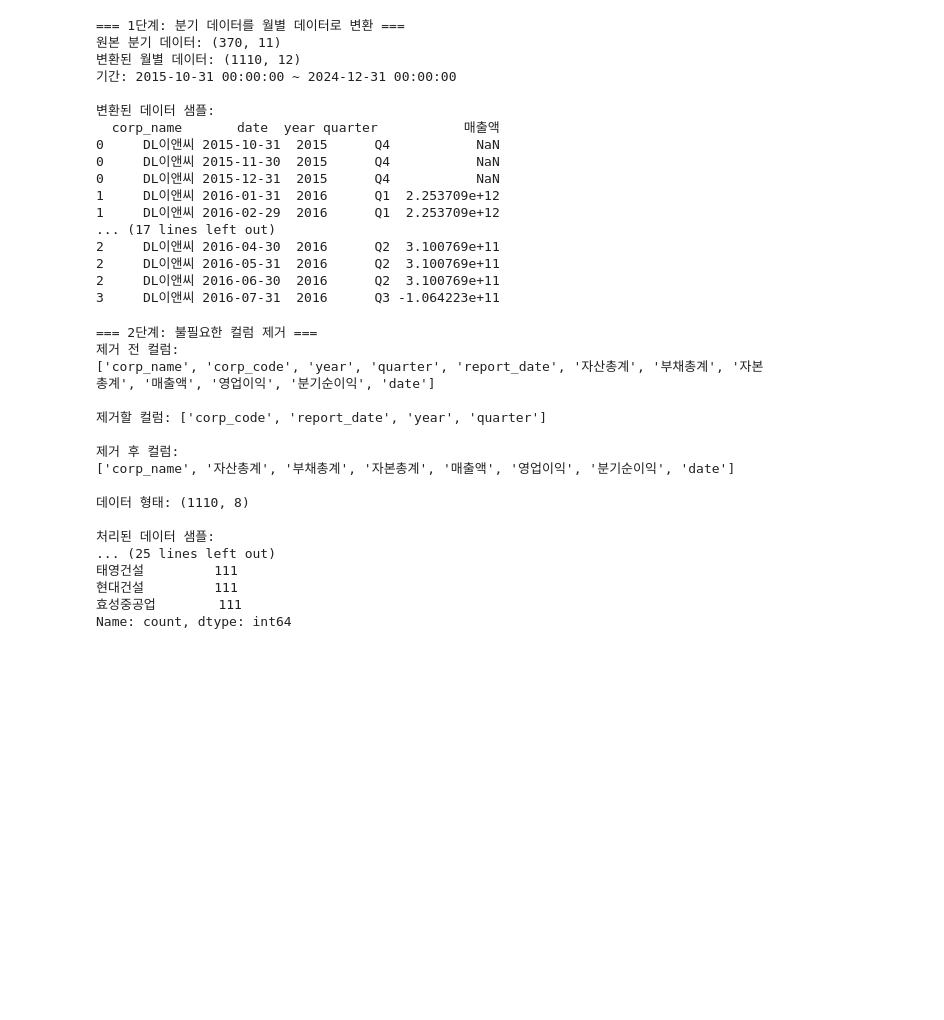
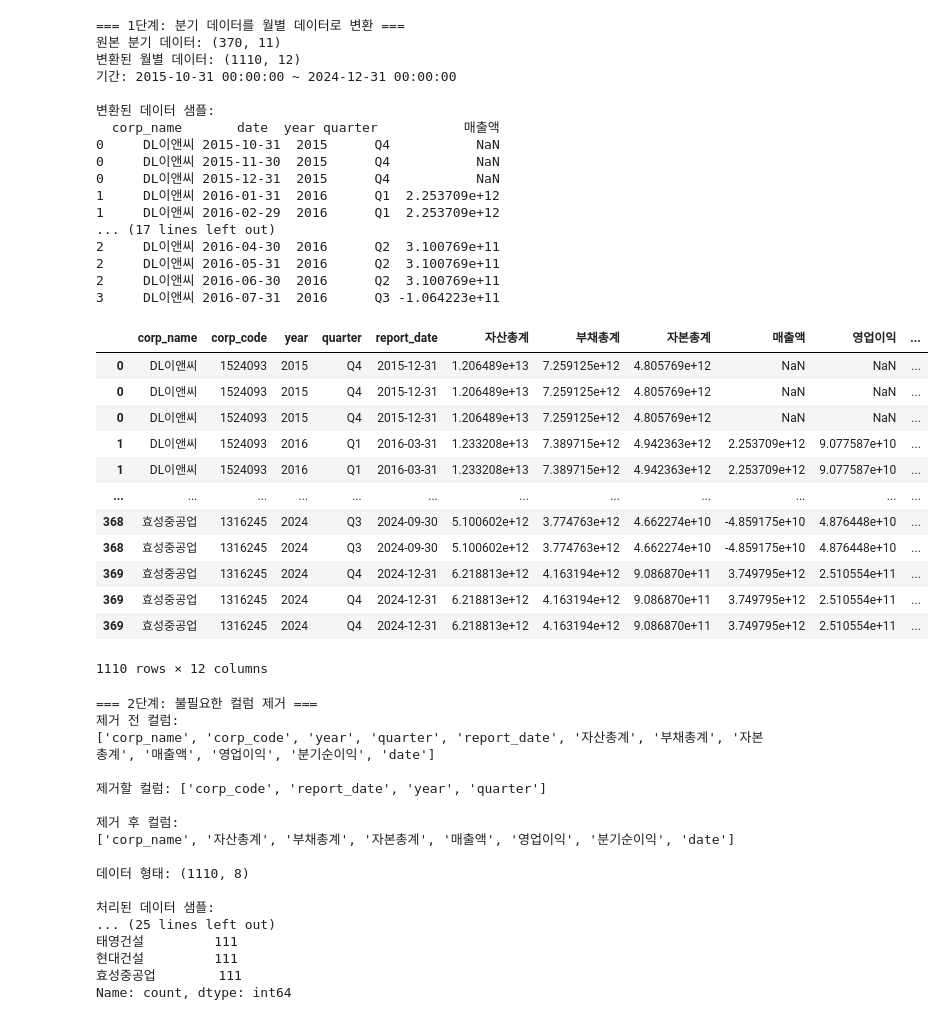
Before and after one commit to kor-ie-proj/kor-ie-proj, a Jupyter notebook: preprocessing/preprocessing.ipynb, the cells around one changed output. Saved outputs shown, nothing was run; the diff lists cells and outputs as text; code cells hidden in the pictures; blank space fills up the shorter version.

```diff
--- a/preprocessing/preprocessing.ipynb
+++ b/preprocessing/preprocessing.ipynb
@@ -526,6 +526,22 @@ print(dart_monthly_new[['corp_name', 'date', 'year', 'quarter', '매출액']].he
 2     DL이앤씨 2016-05-31  2016      Q2  3.100769e+11
 2     DL이앤씨 2016-06-30  2016      Q2  3.100769e+11
 3     DL이앤씨 2016-07-31  2016      Q3 -1.064223e+11
+# %%
+dart_monthly_new
+# %% [output]
+|  | corp_name | corp_code | year | quarter | report_date | 자산총계 | 부채총계 | 자본총계 | 매출액 | 영업이익 | ... |
+| 0 | DL이앤씨 | 1524093 | 2015 | Q4 | 2015-12-31 | 1.206489e+13 | 7.259125e+12 | 4.805769e+12 | NaN | NaN | ... |
+| 0 | DL이앤씨 | 1524093 | 2015 | Q4 | 2015-12-31 | 1.206489e+13 | 7.259125e+12 | 4.805769e+12 | NaN | NaN | ... |
+| 0 | DL이앤씨 | 1524093 | 2015 | Q4 | 2015-12-31 | 1.206489e+13 | 7.259125e+12 | 4.805769e+12 | NaN | NaN | ... |
+| 1 | DL이앤씨 | 1524093 | 2016 | Q1 | 2016-03-31 | 1.233208e+13 | 7.389715e+12 | 4.942363e+12 | 2.253709e+12 | 9.077587e+10 | ... |
+| 1 | DL이앤씨 | 1524093 | 2016 | Q1 | 2016-03-31 | 1.233208e+13 | 7.389715e+12 | 4.942363e+12 | 2.253709e+12 | 9.077587e+10 | ... |
+| ... | ... | ... | ... | ... | ... | ... | ... | ... | ... | ... | ... |
+| 368 | 효성중공업 | 1316245 | 2024 | Q3 | 2024-09-30 | 5.100602e+12 | 3.774763e+12 | 4.662274e+10 | -4.859175e+10 | 4.876448e+10 | ... |
+| 368 | 효성중공업 | 1316245 | 2024 | Q3 | 2024-09-30 | 5.100602e+12 | 3.774763e+12 | 4.662274e+10 | -4.859175e+10 | 4.876448e+10 | ... |
+| 369 | 효성중공업 | 1316245 | 2024 | Q4 | 2024-12-31 | 6.218813e+12 | 4.163194e+12 | 9.086870e+11 | 3.749795e+12 | 2.510554e+11 | ... |
+| 369 | 효성중공업 | 1316245 | 2024 | Q4 | 2024-12-31 | 6.218813e+12 | 4.163194e+12 | 9.086870e+11 | 3.749795e+12 | 2.510554e+11 | ... |
+| 369 | 효성중공업 | 1316245 | 2024 | Q4 | 2024-12-31 | 6.218813e+12 | 4.163194e+12 | 9.086870e+11 | 3.749795e+12 | 2.510554e+11 | ... |
+1110 rows × 12 columns
 # %%
 # 2단계: 불필요한 컬럼 제거 (corp_code, report_date, year, quarter)
 print("=== 2단계: 불필요한 컬럼 제거 ===")
```
Also changed, not shown: parts of 7 cells of this notebook.
